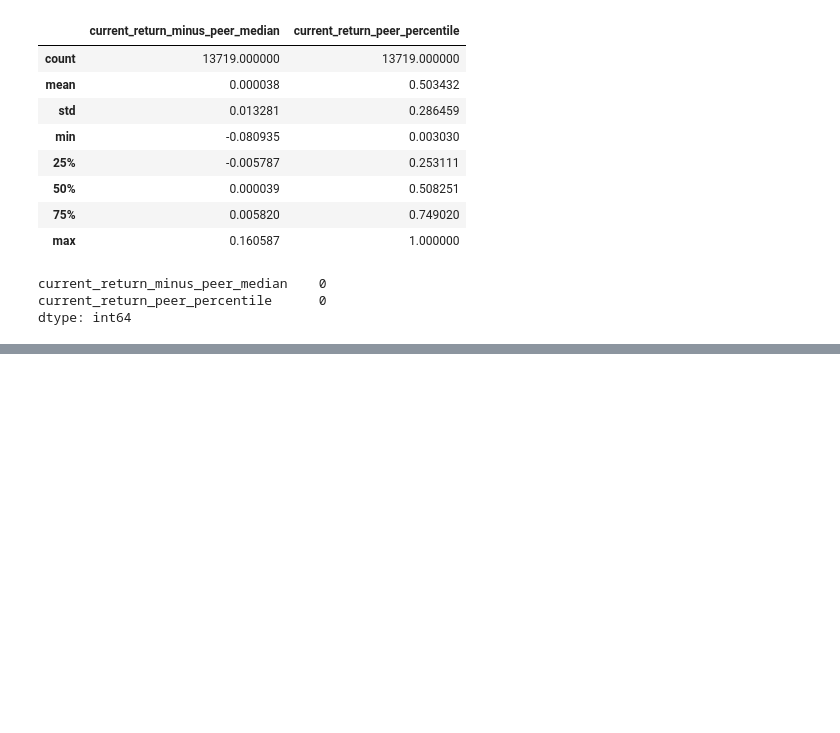
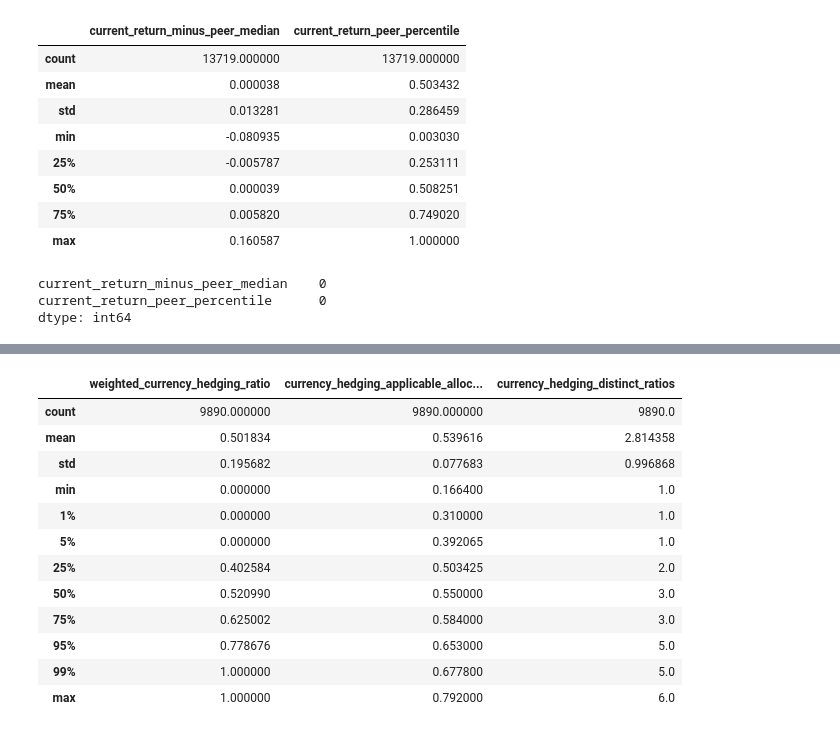
Before and after one commit to terra9/superannuation-performance-early-warning, a Jupyter notebook: notebooks/feature_engineering.ipynb, the cells around one changed output, grey strips where cells are left out. Drawn from its saved outputs; the diff is of its cells as text; code cells hidden in the pictures; blank space fills up the shorter version.

```diff
--- a/notebooks/feature_engineering.ipynb
+++ b/notebooks/feature_engineering.ipynb
@@ -637,0 +925,28 @@ dtype: int64
+# %%
+# inspect distribution
+hist_model_mysuper_features[
+    [
+        "weighted_currency_hedging_ratio",
+        "currency_hedging_applicable_allocation",
+        "currency_hedging_distinct_ratios",
+    ]
+].describe(
+    percentiles=[
+        0.01, 0.05, 0.25,
+        0.50, 0.75, 0.95, 0.99
+    ]
+)
+# %% [output]
+|  | weighted_currency_hedging_ratio | currency_hedging_applicable_alloc... | currency_hedging_distinct_ratios |
+| count | 9890.000000 | 9890.000000 | 9890.0 |
+| mean | 0.501834 | 0.539616 | 2.814358 |
+| std | 0.195682 | 0.077683 | 0.996868 |
+| min | 0.000000 | 0.166400 | 1.0 |
+| 1% | 0.000000 | 0.310000 | 1.0 |
+| 5% | 0.000000 | 0.392065 | 1.0 |
+| 25% | 0.402584 | 0.503425 | 2.0 |
+| 50% | 0.520990 | 0.550000 | 3.0 |
+| 75% | 0.625002 | 0.584000 | 3.0 |
+| 95% | 0.778676 | 0.653000 | 5.0 |
+| 99% | 1.000000 | 0.677800 | 5.0 |
+| max | 1.000000 | 0.792000 | 6.0 |
```
Also changed, not shown: parts of 36 cells of this notebook.
